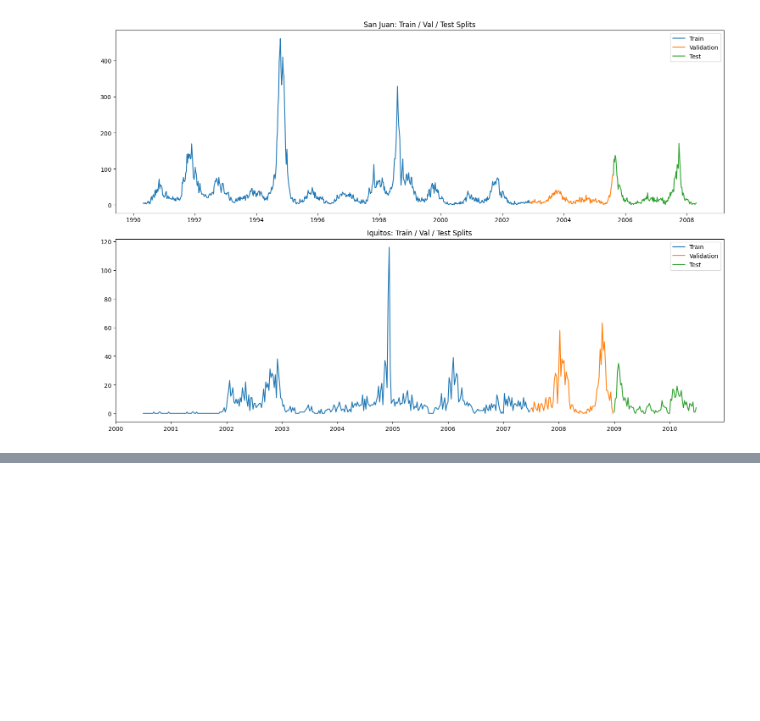
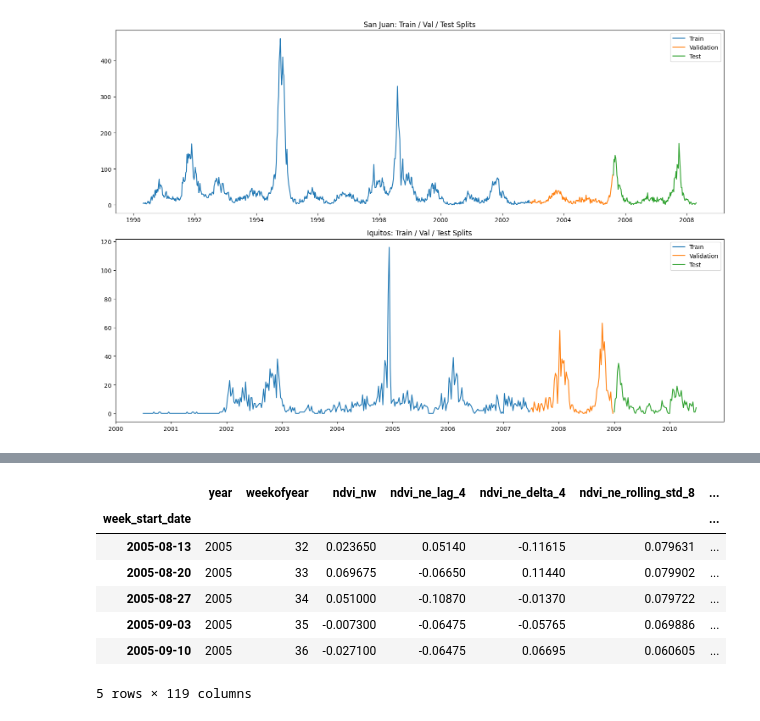
Before and after one commit to Tanalpoguz/term_project, a Jupyter notebook: code/ligthgbm.ipynb, the cells around one changed output, grey strips where cells are left out. Cells and saved outputs as stored; diff of their text form; code cells hidden in the pictures; blank space fills up the shorter version.

```diff
--- a/code/ligthgbm.ipynb
+++ b/code/ligthgbm.ipynb
@@ -377,3 +409,14 @@ Iquitos Selected Shape: (352, 6)
+# %%
+X_test_sj.head()
+# %% [output]
+|  | year | weekofyear | ndvi_nw | ndvi_ne_lag_4 | ndvi_ne_delta_4 | ndvi_ne_rolling_std_8 | ... |
+| week_start_date |  |  |  |  |  |  | ... |
+| 2005-08-13 | 2005 | 32 | 0.023650 | 0.05140 | -0.11615 | 0.079631 | ... |
+| 2005-08-20 | 2005 | 33 | 0.069675 | -0.06650 | 0.11440 | 0.079902 | ... |
+| 2005-08-27 | 2005 | 34 | 0.051000 | -0.10870 | -0.01370 | 0.079722 | ... |
+| 2005-09-03 | 2005 | 35 | -0.007300 | -0.06475 | -0.05765 | 0.069886 | ... |
+| 2005-09-10 | 2005 | 36 | -0.027100 | -0.06475 | 0.06695 | 0.060605 | ... |
+5 rows × 119 columns
 # %%
 # TRAIN BASELINE MODELS
 # Train on Train, Evaluate on Validation
```
Also changed, not shown: parts of 9 cells of this notebook.
